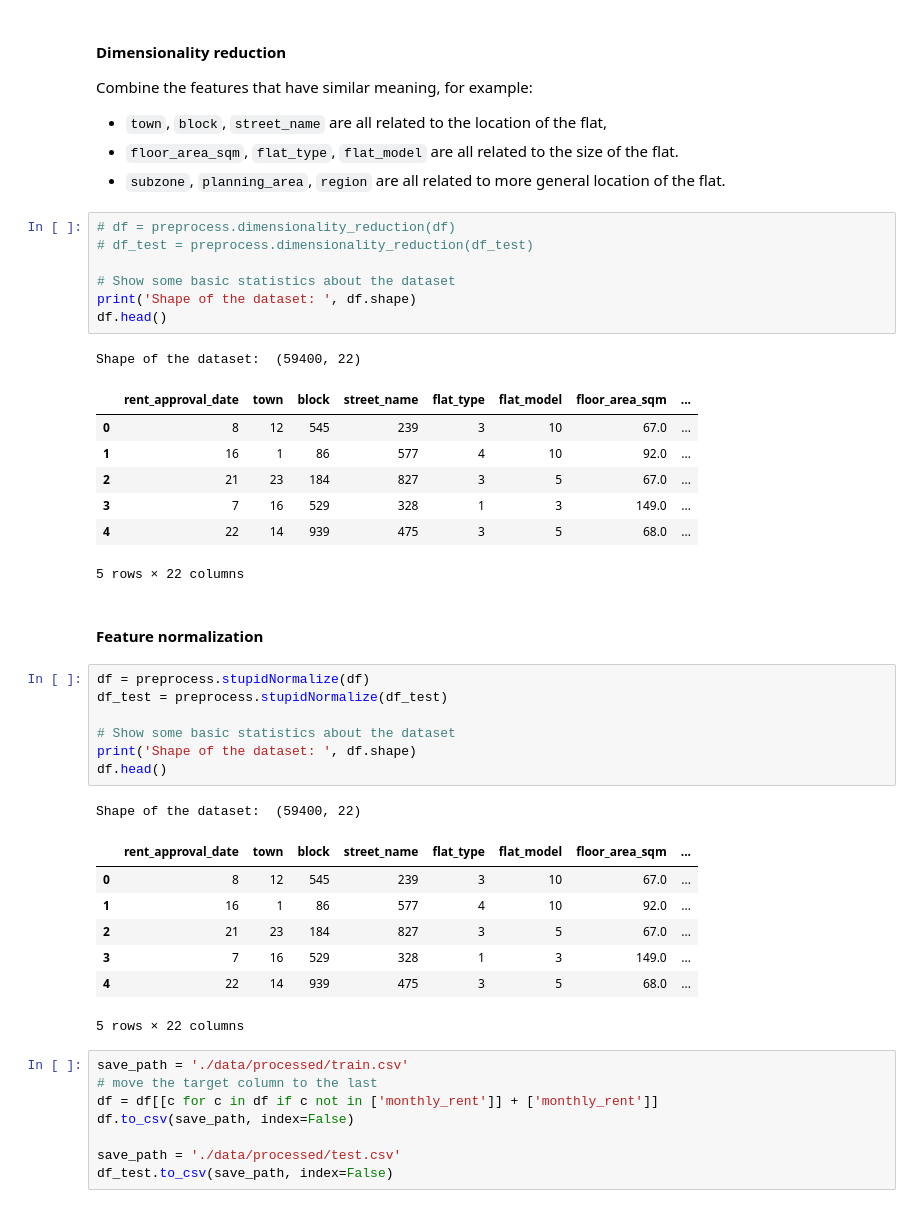
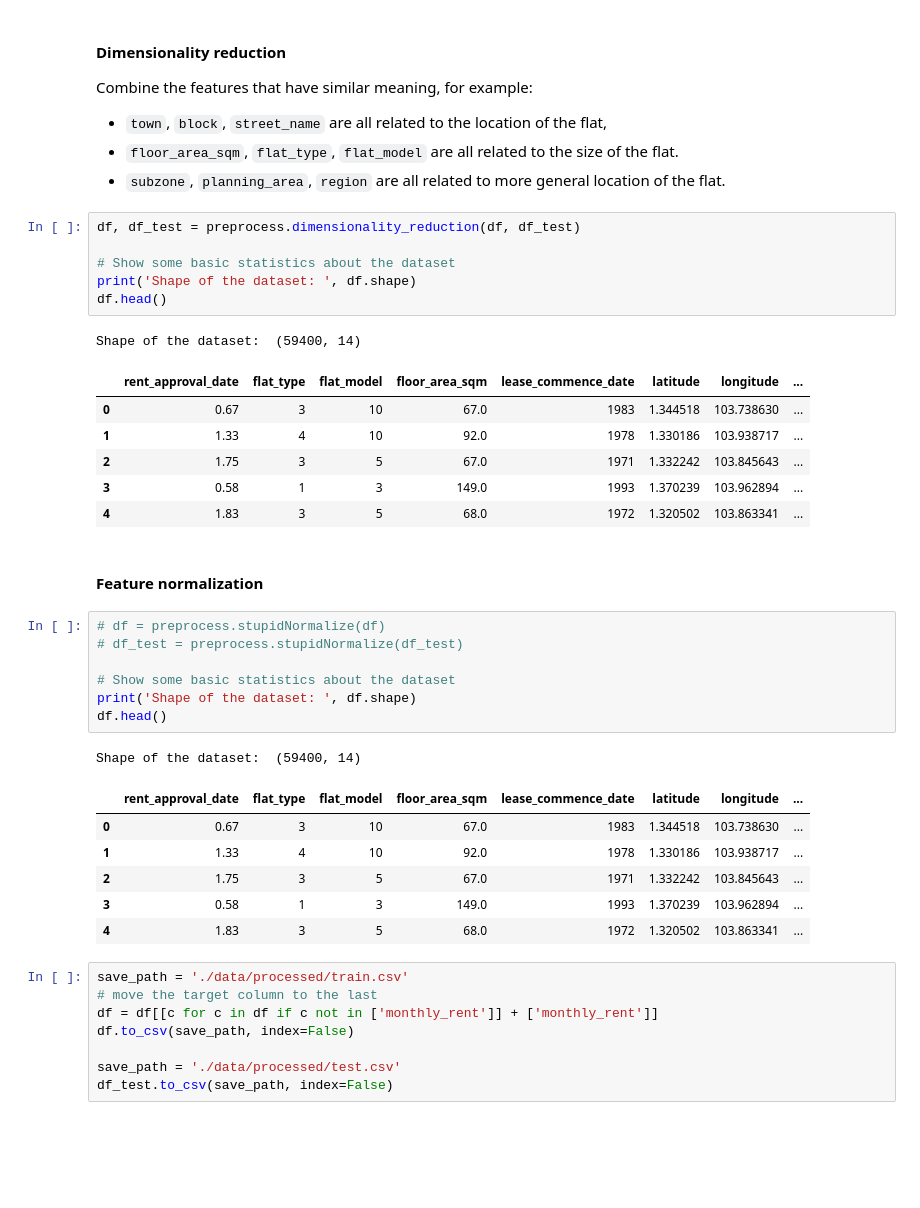
Before and after one commit to HongruCai/CS5228_HDBRentalRatePrediction, a Jupyter notebook: preprocess.ipynb, the cells around one changed output. Drawn from its saved outputs; the diff is of its cells as text; blank space fills up the shorter version.

```diff
--- a/preprocess.ipynb
+++ b/preprocess.ipynb
@@ -121,39 +120,36 @@ Combine the features that have similar meaning, for example:
 - `floor_area_sqm`, `flat_type`, `flat_model` are all related to the size of the flat.
 - `subzone`, `planning_area`, `region` are all related to more general location of the flat.
 # %%
-# df = preprocess.dimensionality_reduction(df)
-# df_test = preprocess.dimensionality_reduction(df_test)
+df, df_test = preprocess.dimensionality_reduction(df, df_test)
 
 # Show some basic statistics about the dataset
 print('Shape of the dataset: ', df.shape)
 df.head()
 # %% [output]
-Shape of the dataset:  (59400, 22)
+Shape of the dataset:  (59400, 14)
-|  | rent_approval_date | town | block | street_name | flat_type | flat_model | floor_area_sqm | ... |
-| 0 | 8 | 12 | 545 | 239 | 3 | 10 | 67.0 | ... |
-| 1 | 16 | 1 | 86 | 577 | 4 | 10 | 92.0 | ... |
-| 2 | 21 | 23 | 184 | 827 | 3 | 5 | 67.0 | ... |
-| 3 | 7 | 16 | 529 | 328 | 1 | 3 | 149.0 | ... |
-| 4 | 22 | 14 | 939 | 475 | 3 | 5 | 68.0 | ... |
+|  | rent_approval_date | flat_type | flat_model | floor_area_sqm | lease_commence_date | latitude | longitude | ... |
+| 0 | 0.67 | 3 | 10 | 67.0 | 1983 | 1.344518 | 103.738630 | ... |
+| 1 | 1.33 | 4 | 10 | 92.0 | 1978 | 1.330186 | 103.938717 | ... |
+| 2 | 1.75 | 3 | 5 | 67.0 | 1971 | 1.332242 | 103.845643 | ... |
+| 3 | 0.58 | 1 | 3 | 149.0 | 1993 | 1.370239 | 103.962894 | ... |
+| 4 | 1.83 | 3 | 5 | 68.0 | 1972 | 1.320502 | 103.863341 | ... |
-5 rows × 22 columns
 # %% [markdown]
 #### Feature normalization
 # %%
-df = preprocess.stupidNormalize(df)
-df_test = preprocess.stupidNormalize(df_test)
+# df = preprocess.stupidNormalize(df)
+# df_test = preprocess.stupidNormalize(df_test)
 
 # Show some basic statistics about the dataset
 print('Shape of the dataset: ', df.shape)
 df.head()
 # %% [output]
-Shape of the dataset:  (59400, 22)
+Shape of the dataset:  (59400, 14)
-|  | rent_approval_date | town | block | street_name | flat_type | flat_model | floor_area_sqm | ... |
-| 0 | 8 | 12 | 545 | 239 | 3 | 10 | 67.0 | ... |
-| 1 | 16 | 1 | 86 | 577 | 4 | 10 | 92.0 | ... |
-| 2 | 21 | 23 | 184 | 827 | 3 | 5 | 67.0 | ... |
-| 3 | 7 | 16 | 529 | 328 | 1 | 3 | 149.0 | ... |
-| 4 | 22 | 14 | 939 | 475 | 3 | 5 | 68.0 | ... |
+|  | rent_approval_date | flat_type | flat_model | floor_area_sqm | lease_commence_date | latitude | longitude | ... |
+| 0 | 0.67 | 3 | 10 | 67.0 | 1983 | 1.344518 | 103.738630 | ... |
+| 1 | 1.33 | 4 | 10 | 92.0 | 1978 | 1.330186 | 103.938717 | ... |
+| 2 | 1.75 | 3 | 5 | 67.0 | 1971 | 1.332242 | 103.845643 | ... |
+| 3 | 0.58 | 1 | 3 | 149.0 | 1993 | 1.370239 | 103.962894 | ... |
+| 4 | 1.83 | 3 | 5 | 68.0 | 1972 | 1.320502 | 103.863341 | ... |
-5 rows × 22 columns
 # %%
 save_path = './data/processed/train.csv'
 # move the target column to the last
```
Also changed, not shown: parts of 4 cells of this notebook, 11 other files.
